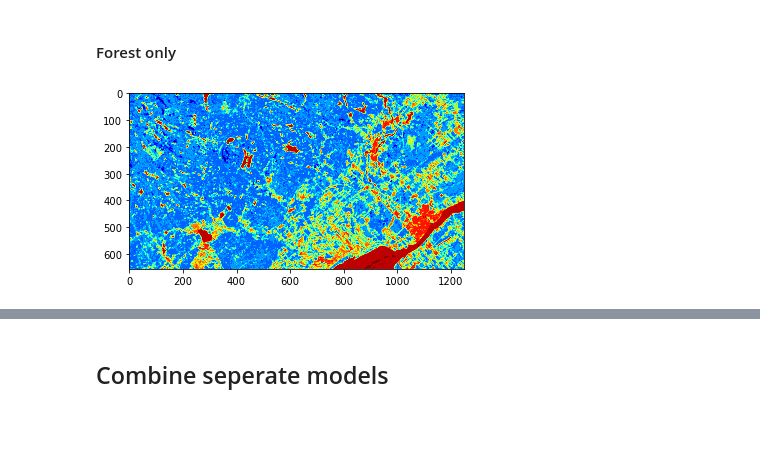
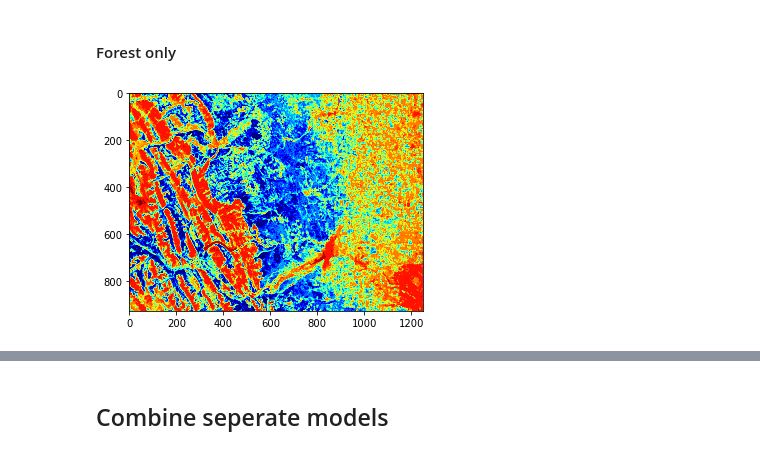
Before and after one commit to fynnweaver/Land_Cover_Classification, a Jupyter notebook: Ensemble.ipynb, the cells around one changed output, grey strips where cells are left out. Drawn from its saved outputs; the diff is of its cells as text; code cells hidden in the pictures; blank space fills up the shorter version.

```diff
--- a/Ensemble.ipynb
+++ b/Ensemble.ipynb
@@ -17,7 +17,7 @@ from custom_functions import *
 # %% [markdown]
 ### Load demo data
 # %%
-def process_data(path_csv, path_raws, nrcan_name = 'land_cover.tif', index = [0, 3],
+def process_data(path_csv, path_raws, nrcan_name = 'land_cover.tif', index = [0, 3], target_edge = False,
                  target_outlier = False, gaussian = False, clustering = False, calculate_layers = False):
     if path_csv is not None:
         #get y from csv and reshape
@@ -29,11 +29,11 @@ def process_data(path_csv, path_raws, nrcan_name = 'land_cover.tif', index = [0,
         y_demo = y_demo.flatten()
 
          #get X from gdal function
-        raw = gdal_to_dataframe(path_raws, nrcan_name = nrcan_name, index = index)
+        raw = gdal_to_dataframe(path_raws, nrcan_name = nrcan_name, index = index, calculate_edge = target_edge)
         X_demo = raw.drop('y', axis = 1)
     else:
         #get X from gdal function
-        raw = gdal_to_dataframe(path_raws, nrcan_name = nrcan_name, index = index)
+        raw = gdal_to_dataframe(path_raws, nrcan_name = nrcan_name, index = index, calculate_edge = target_edge)
         y_demo = raw.y
         X_demo = raw.drop('y', axis = 1)
 
@@ -102,7 +112,6 @@ Versions:
 # %%
 #load in models
-forest_10 = pickle.load(open('models/forest_10.sav', 'rb'))
-forest_13 = pickle.load(open('models/forest_13.sav', 'rb'))
-forest_bin14 = pickle.load(open('models/forest_bin14.sav', 'rb'))
-xgb_bin14 = pickle.load(open('models/xgb_bin14.sav', 'rb'))
+forest_14 = pickle.load(open('../models/forest14.sav', 'rb'))
+forest_13 = pickle.load(open('../models/forest_13.sav', 'rb'))
+xgb_bin14 = pickle.load(open('../models/xgb_bin14.sav', 'rb'))
 # %%
@@ -188,5 +225,5 @@ weighted avg       0.63      0.61      0.61    820000
 # %% [markdown]
 ### Random extent test
 # %%
-X_ran, y_ran = process_data(None, '../data_tests/trois/raws', nrcan_name = 'NRCAN_transformed.tif', index = [-14, -11], gaussian = True, clustering = 'models/kcluster_13.sav', calculate_layers = True)
-X_ran, y_ran = process_data(None, '../data_tests/trois/raws', nrcan_name = 'NRCAN_transformed.tif', index = [-14, -11], target_outlier = 'B01f', calculate_layers = True)
+#X_ran, y_ran = process_data(None, '../data_tests/trois/raws', nrcan_name = 'NRCAN_transformed.tif', index = [-14, -11], gaussian = True, clustering = 'models/kcluster_13.sav', calculate_layers = True)
+X_ran, y_ran = process_data(None, '../data_tests/calgary/raws', nrcan_name = 'NRCAN_transformed.tif', index = [-14, -11], target_edge = 'B8A', target_outlier = 'B01f', calculate_layers = True)
@@ -224,11 +293,11 @@ cm_forest_fig.plot(ax = ax)
 # %% [markdown]
 #### Forest only
 # %%
-forest_pred = forest_10.predict(X_ran)
+forest_pred = forest_14.predict(X_ran)
 # %%
-map_pred = np.asarray(forest_pred).reshape(656, 1250)
+map_pred = np.asarray(forest_pred).reshape(926, 1250)
 cmap = cm.get_cmap('jet', 19)    # 11 discrete colors
 prediction_map = plt.imshow(map_pred, cmap=cmap)
 # %% [output]
-[figure, old version]
+[figure, new version]
 # %%
```
Also changed, not shown: parts of 18 cells of this notebook, 11 other files.
